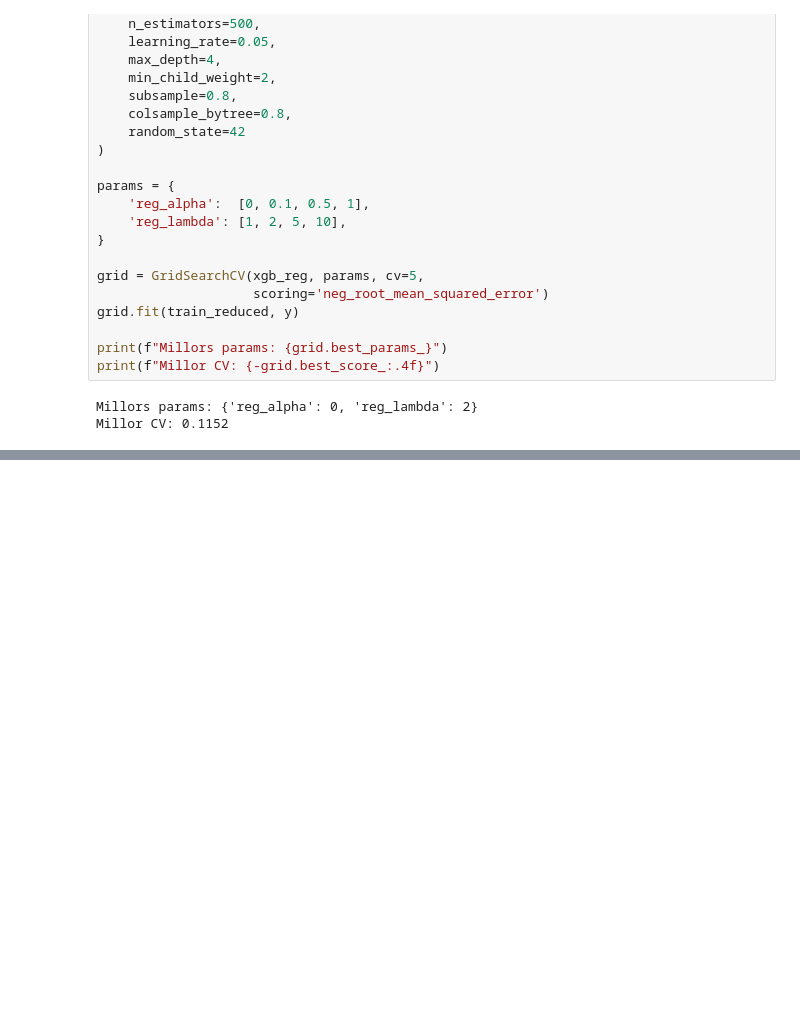
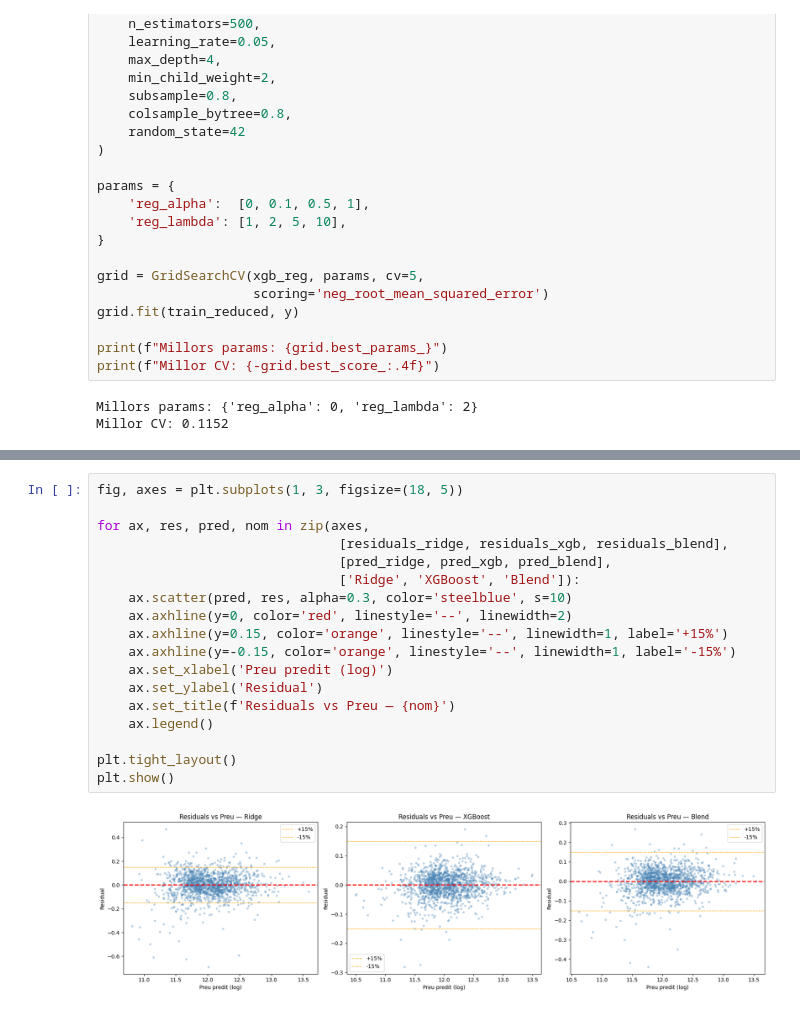
Before and after one commit to Carontsubs/kaggle-house-prices, a Jupyter notebook: notebooks/04_models.ipynb, the cells around one changed output, grey strips where cells are left out. Cells and saved outputs as stored; diff of their text form; blank space fills up the shorter version.

```diff
--- a/notebooks/04_models.ipynb
+++ b/notebooks/04_models.ipynb
@@ -551,0 +633,20 @@ Millor CV: 0.1152
+# %%
+fig, axes = plt.subplots(1, 3, figsize=(18, 5))
+
+for ax, res, pred, nom in zip(axes,
+                               [residuals_ridge, residuals_xgb, residuals_blend],
+                               [pred_ridge, pred_xgb, pred_blend],
+                               ['Ridge', 'XGBoost', 'Blend']):
+    ax.scatter(pred, res, alpha=0.3, color='steelblue', s=10)
+    ax.axhline(y=0, color='red', linestyle='--', linewidth=2)
+    ax.axhline(y=0.15, color='orange', linestyle='--', linewidth=1, label='+15%')
+    ax.axhline(y=-0.15, color='orange', linestyle='--', linewidth=1, label='-15%')
+    ax.set_xlabel('Preu predit (log)')
+    ax.set_ylabel('Residual')
+    ax.set_title(f'Residuals vs Preu — {nom}')
+    ax.legend()
+
+plt.tight_layout()
+plt.show()
+# %% [output]
+[figure, added]
```
Also changed, not shown: parts of 5 cells of this notebook, 2 other files.
